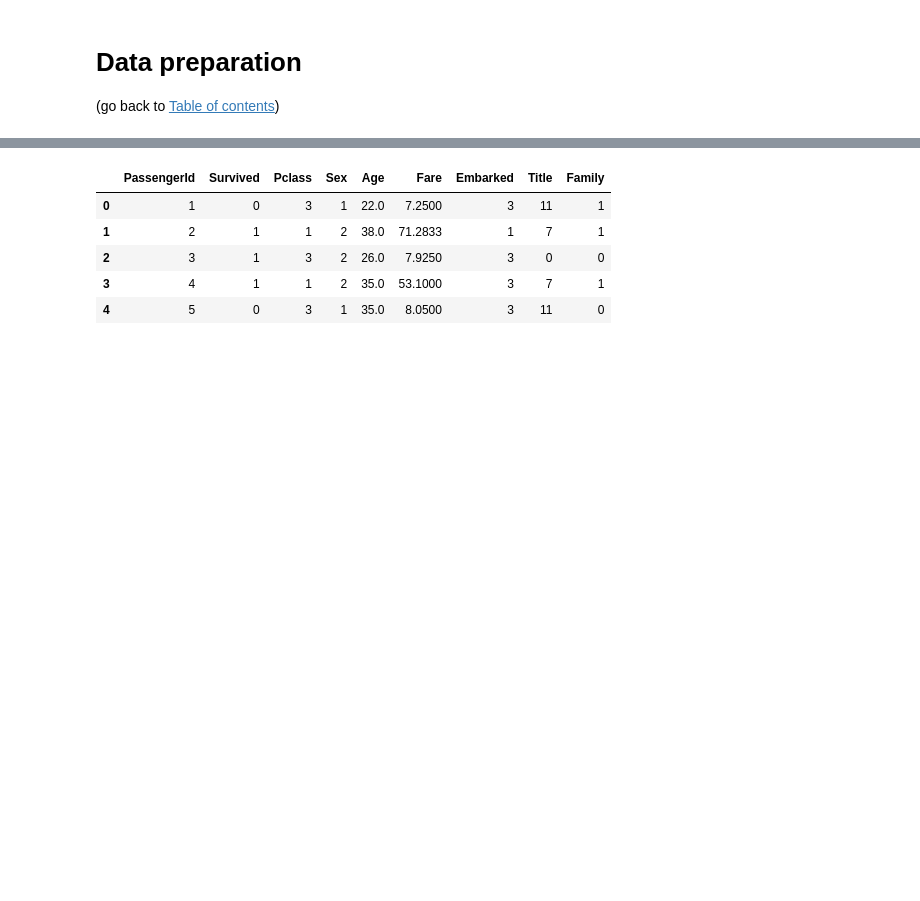
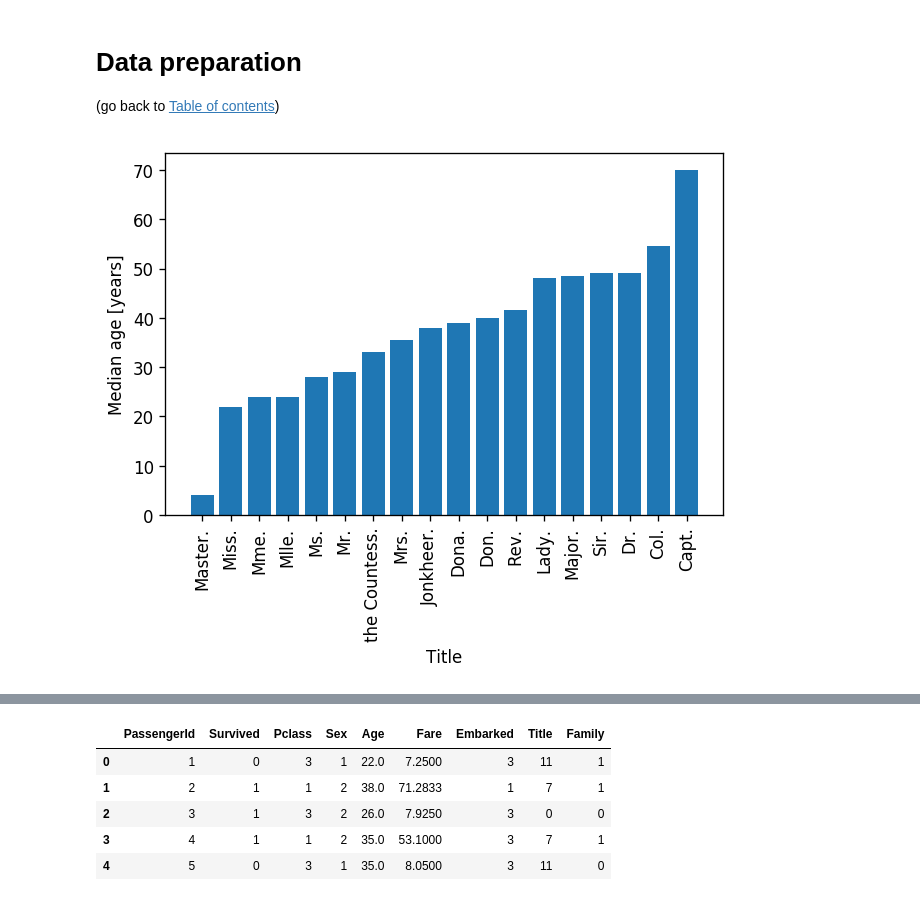
Before and after one commit to krzysztofarendt/kaggle-titanic, a Jupyter notebook: titanic_analysis.ipynb, the cells around one changed output, grey strips where cells are left out. Cells and saved outputs as stored; diff of their text form; code cells hidden in the pictures; blank space fills up the shorter version.

Commit message:
Add plots with median age and fare predicted from title and class

```diff
--- a/titanic_analysis.ipynb
+++ b/titanic_analysis.ipynb
@@ -59,3 +59,42 @@ train.head()
 # Data preparation <a name="data-preparation"></a>
 
 (go back to [Table of contents](#toc))
+# %%
+# Median age based on title
+# =========================
+full = train.append(test)
+
+# Extract titles from names and assign numerical values
+titles = set()
+names = full['Name'].values
+p = re.compile(r'[.,]')
+for n in names:
+    if '.' in n:
+        s = p.split(n)
+        s = [x.strip() + '.' for x in s]
+        titles.add(s[1])
+
+title_num = {t: n for t, n in zip(titles, range(len(titles)))}
+
+def name_to_title(name):
+    for t in titles:
+        if t in name:
+            return t
+    return 'unknown'
+
+full['Title'] = full['Name'].apply(name_to_title).astype('category')
+title_vs_age = full.groupby('Title').median()['Age'].to_dict()
+sorted_age = full.groupby('Title').median()['Age']
+# %%
+# Plot title vs. age
+fig, ax = plt.subplots(1, 1, figsize=(6, 4), dpi=120)
+sorted_age = sorted_age.sort_values()
+ax.bar(np.arange(sorted_age.count()), [sorted_age[x] for x in sorted_age.index],
+       tick_label=sorted_age.index.astype(list))
+ax.set_ylabel('Median age [years]')
+ax.set_xlabel('Title')
+xticks = ax.get_xticklabels()
+for lab in xticks:
+    lab.set_rotation(90)
+# %% [output]
+[figure, added]
```
Also changed, not shown: parts of 3 cells of this notebook.
